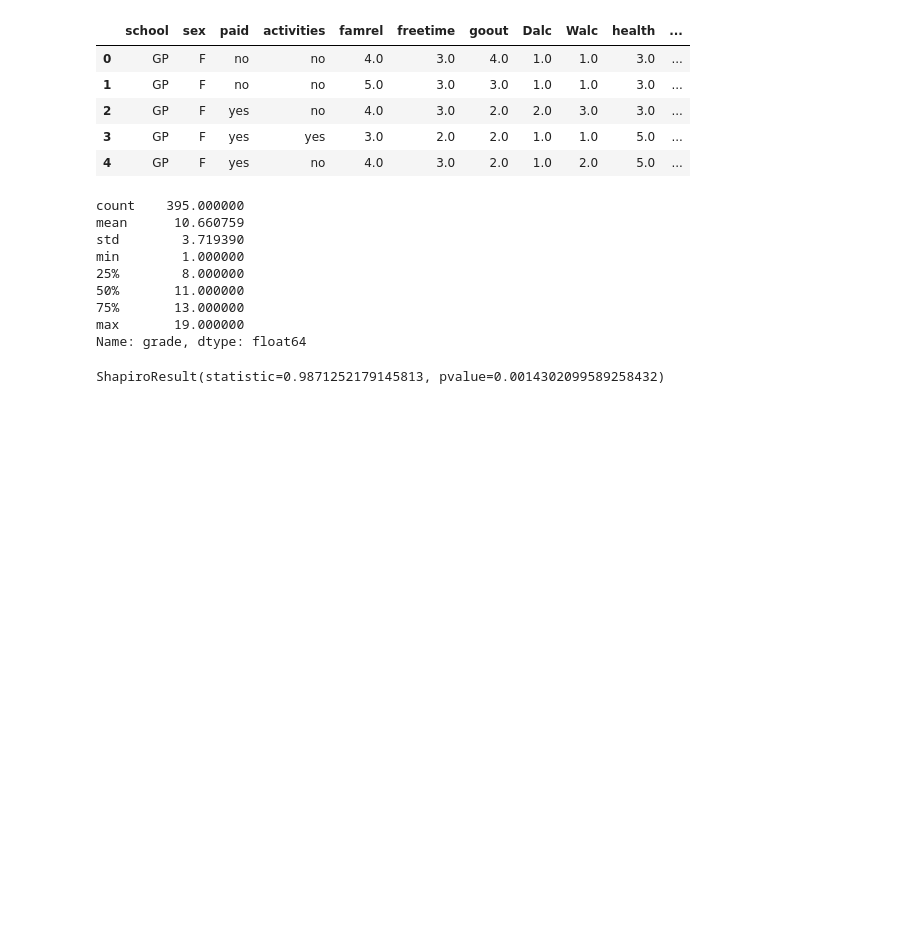
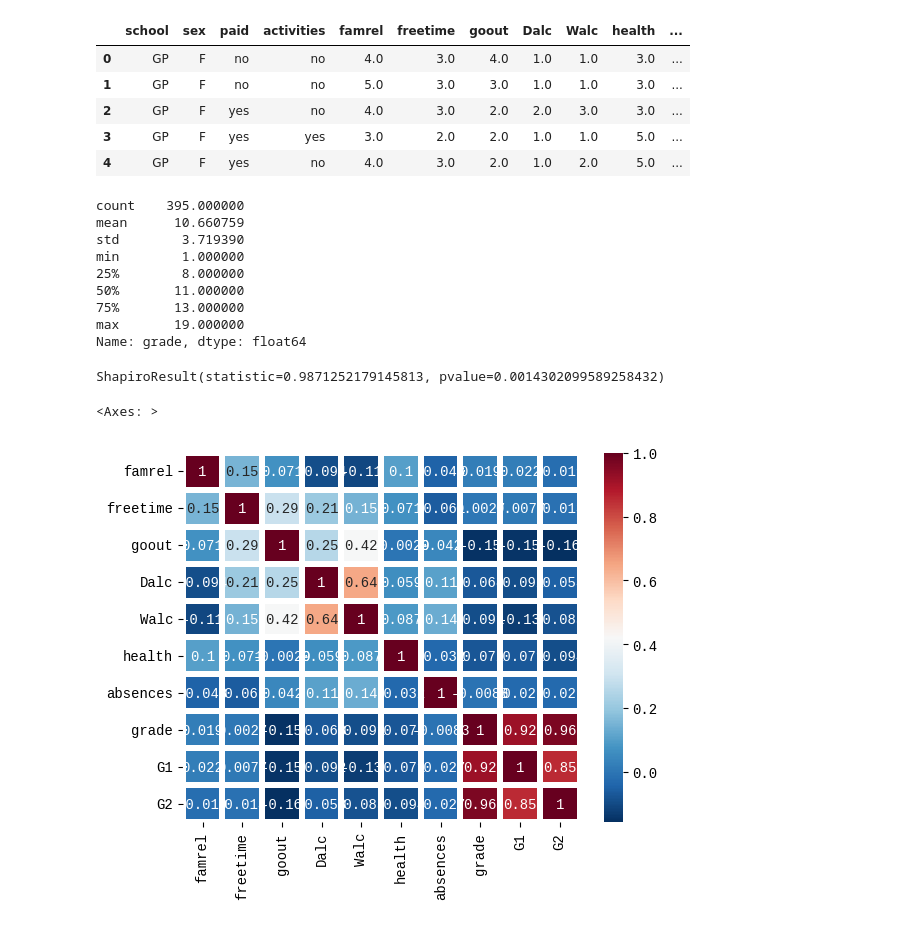
Before and after one commit to Eeun-ju/ADP_Test, a Jupyter notebook: ADP_기출문제_230827.ipynb, the cells around one changed output. Drawn from its saved outputs; the diff is of its cells as text; code cells hidden in the pictures; blank space fills up the shorter version.

```diff
--- a/ADP_기출문제_230827.ipynb
+++ b/ADP_기출문제_230827.ipynb
@@ -207,8 +207,10 @@ min        1.000000
 75%       13.000000
 max       19.000000
 Name: grade, dtype: float64
-# %%
-import scipy.stats as stats
-stats.shapiro(data.grade) #
-# %% [output]
-ShapiroResult(statistic=0.9871252179145813, pvalue=0.0014302099589258432)
+# %%
+import scipy.stats as stats
+stats.shapiro(data.grade) # 문제에서 종속변수인 성적 - 성적이 어떤 분포인지 그래프로 확인할 수 있었음
+# shapiro 함수는 데이터가 정규분포를 따르는지 검정하는 방법으로 귀무가설 : 정규분포 vs 대립가설 : 정규분포x
+# 함수 실행 결과 p-value 0.0014로 유의수준 5%하, 귀무가설을 기각하며 (0.0014 < 0.05 이므로) 성적은 정규분포를 따르지 않는다고 할 수 있다.
+# %% [output]
+ShapiroResult(statistic=0.9871252179145813, pvalue=0.0014302099589258432)
@@ -214,0 +219,8 @@ ShapiroResult(statistic=0.9871252179145813, pvalue=0.0014302099589258432)
+# %%
+import seaborn as sns
+
+df_cor = data.corr(method = 'pearson')
+sns.heatmap(df_cor, xticklabels = df_cor.columns, yticklabels = df_cor.columns, cmap = 'RdBu_r', annot= True, linewidth = 3)
+# %% [output]
+<Axes: >
+[figure, added]
```
Also changed, not shown: parts of 14 cells of this notebook.
